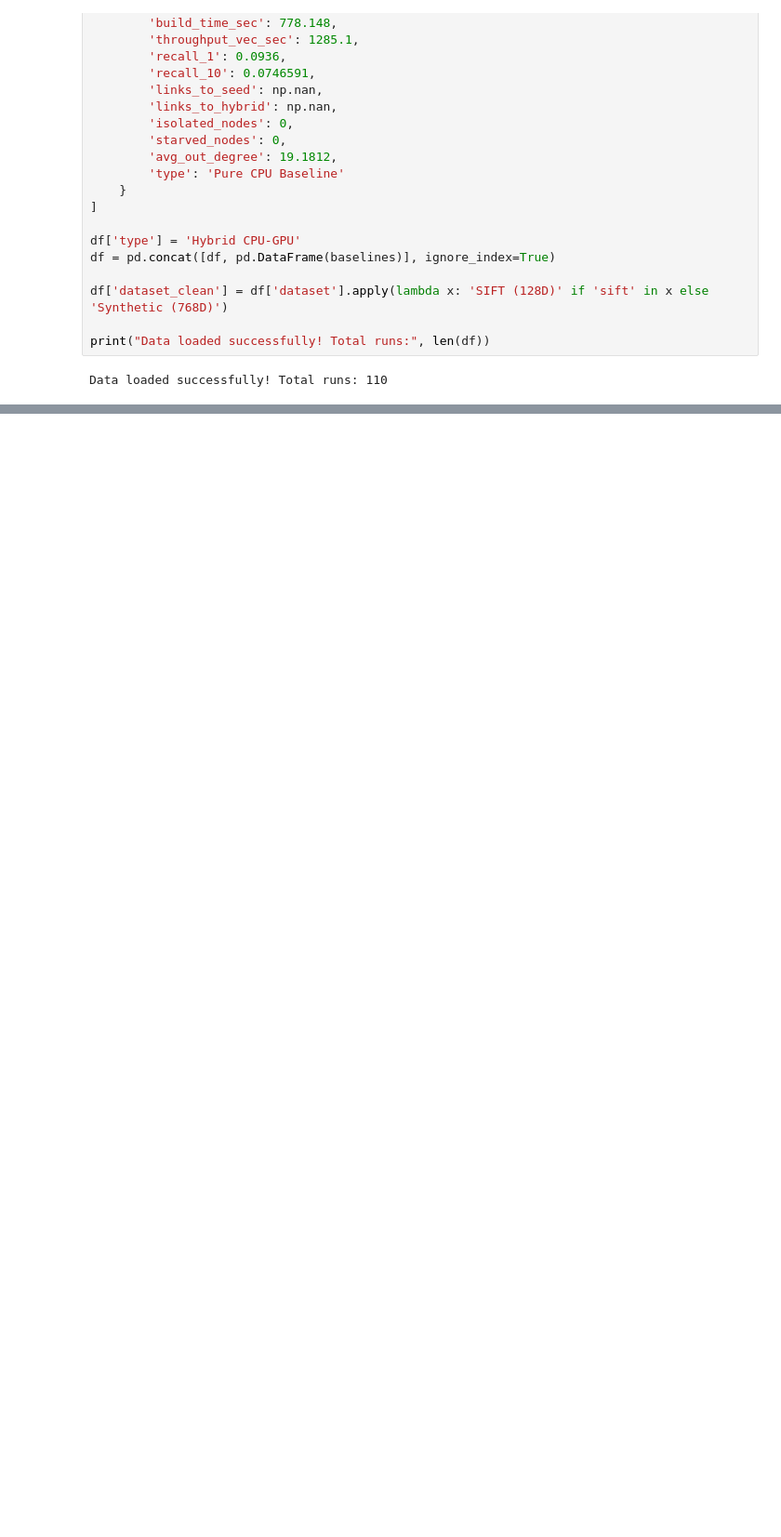
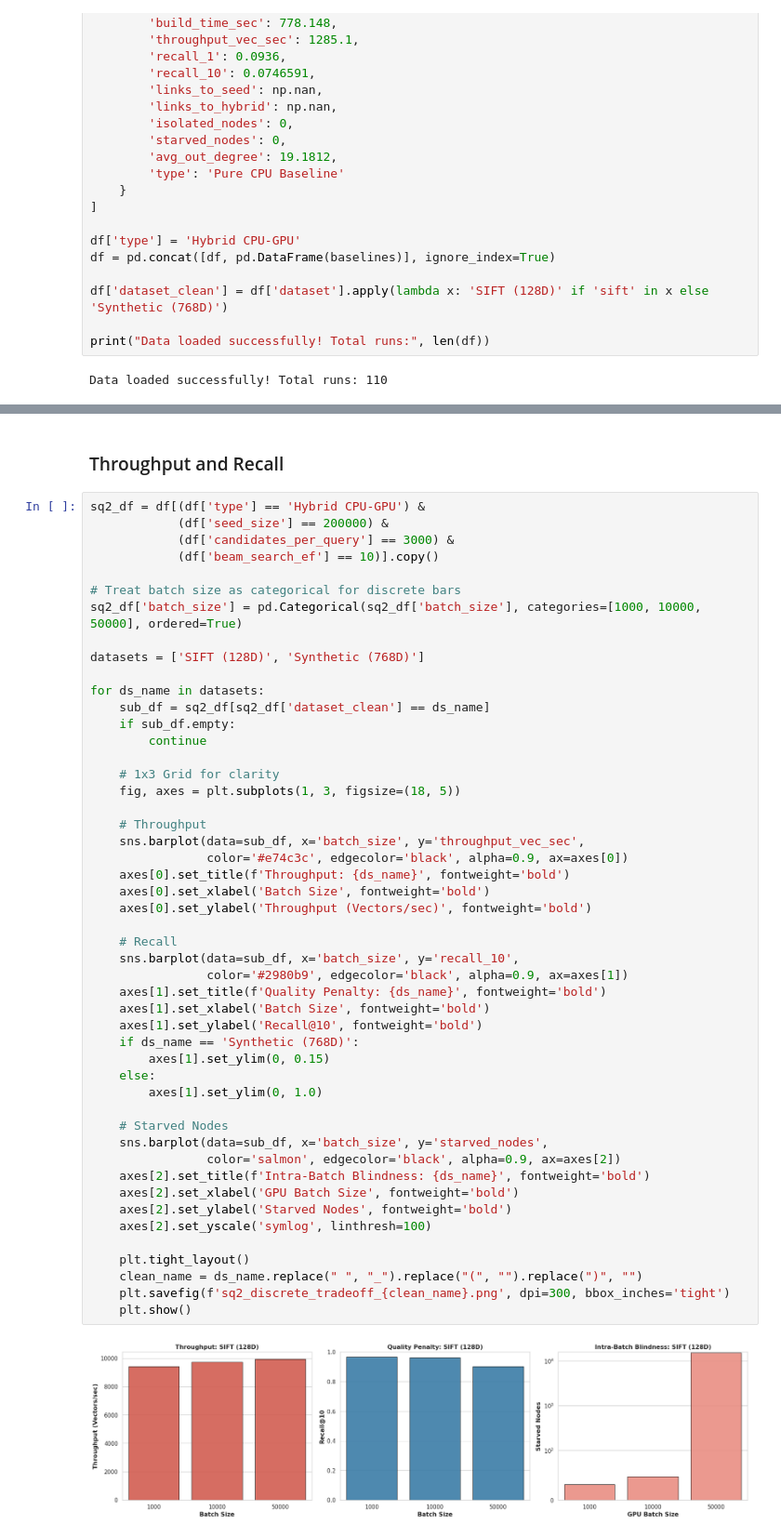
Before and after one commit to NavzarZar/bep_project, a Jupyter notebook: notebooks/analysis.ipynb, the cells around one changed output, grey strips where cells are left out. Shown at 93% size. Saved outputs shown, nothing was run; the diff lists cells and outputs as text; blank space fills up the shorter version.

```diff
--- a/notebooks/analysis.ipynb
+++ b/notebooks/analysis.ipynb
@@ -417,0 +107,53 @@ display(highdim_optimal[['batch_size', 'candidates_per_query', 'beam_search_ef',
+# %% [markdown]
+### Throughput and Recall
+# %%
+sq2_df = df[(df['type'] == 'Hybrid CPU-GPU') &
+            (df['seed_size'] == 200000) &
+            (df['candidates_per_query'] == 3000) &
+            (df['beam_search_ef'] == 10)].copy()
+
+# Treat batch size as categorical for discrete bars
+sq2_df['batch_size'] = pd.Categorical(sq2_df['batch_size'], categories=[1000, 10000, 50000], ordered=True)
+
+datasets = ['SIFT (128D)', 'Synthetic (768D)']
+
+for ds_name in datasets:
+    sub_df = sq2_df[sq2_df['dataset_clean'] == ds_name]
+    if sub_df.empty:
+        continue
+
+    # 1x3 Grid for clarity
+    fig, axes = plt.subplots(1, 3, figsize=(18, 5))
+
+    # Throughput
+    sns.barplot(data=sub_df, x='batch_size', y='throughput_vec_sec',
+                color='#e74c3c', edgecolor='black', alpha=0.9, ax=axes[0])
+    axes[0].set_title(f'Throughput: {ds_name}', fontweight='bold')
+    axes[0].set_xlabel('Batch Size', fontweight='bold')
+    axes[0].set_ylabel('Throughput (Vectors/sec)', fontweight='bold')
+
+    # Recall
+    sns.barplot(data=sub_df, x='batch_size', y='recall_10',
+                color='#2980b9', edgecolor='black', alpha=0.9, ax=axes[1])
+    axes[1].set_title(f'Quality Penalty: {ds_name}', fontweight='bold')
+    axes[1].set_xlabel('Batch Size', fontweight='bold')
+    axes[1].set_ylabel('Recall@10', fontweight='bold')
+    if ds_name == 'Synthetic (768D)':
+        axes[1].set_ylim(0, 0.15)
+    else:
+        axes[1].set_ylim(0, 1.0)
+
+    # Starved Nodes
+    sns.barplot(data=sub_df, x='batch_size', y='starved_nodes',
+                color='salmon', edgecolor='black', alpha=0.9, ax=axes[2])
+    axes[2].set_title(f'Intra-Batch Blindness: {ds_name}', fontweight='bold')
+    axes[2].set_xlabel('GPU Batch Size', fontweight='bold')
+    axes[2].set_ylabel('Starved Nodes', fontweight='bold')
+    axes[2].set_yscale('symlog', linthresh=100)
+
+    plt.tight_layout()
+    clean_name = ds_name.replace(" ", "_").replace("(", "").replace(")", "")
+    plt.savefig(f'sq2_discrete_tradeoff_{clean_name}.png', dpi=300, bbox_inches='tight')
+    plt.show()
+# %% [output]
+[figure, added]
```
Also changed, not shown: parts of 30 cells of this notebook, 10 other files.
